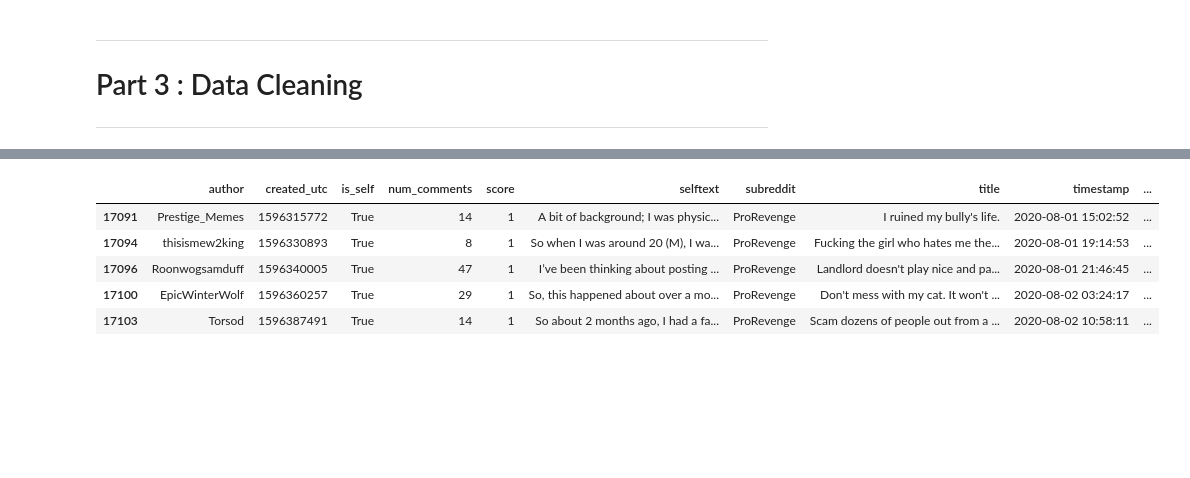
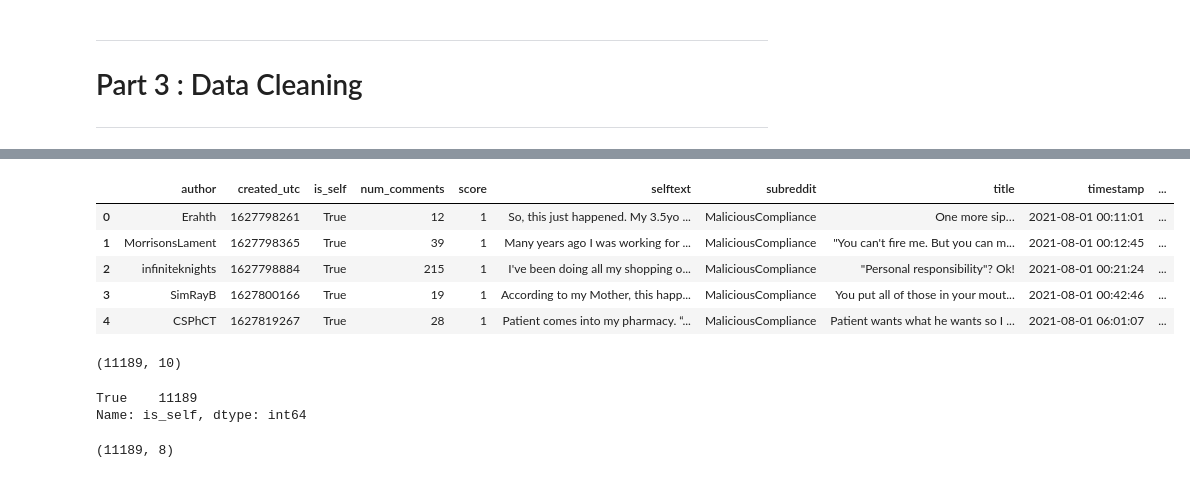
Before and after one commit to ebsiegs/subreddit_NLP, a Jupyter notebook: Parts 2 & 3 - Overview and Cleaning.ipynb, the cells around one changed output, grey strips where cells are left out. Saved outputs shown, nothing was run; the diff lists cells and outputs as text; code cells hidden in the pictures; blank space fills up the shorter version.

```diff
--- a/Parts 2 & 3 - Overview and Cleaning.ipynb
+++ b/Parts 2 & 3 - Overview and Cleaning.ipynb
@@ -154,3 +185,14 @@ raw.tail()
+# %%
+# Reset index
+raw.reset_index(inplace = True, drop = True)
+raw.head()
+# %% [output]
+|  | author | created_utc | is_self | num_comments | score | selftext | subreddit | title | timestamp | ... |
+| 0 | Erahth | 1627798261 | True | 12 | 1 | So, this just happened. My 3.5yo ... | MaliciousCompliance | One more sip… | 2021-08-01 00:11:01 | ... |
+| 1 | MorrisonsLament | 1627798365 | True | 39 | 1 | Many years ago I was working for ... | MaliciousCompliance | "You can't fire me. But you can m... | 2021-08-01 00:12:45 | ... |
+| 2 | infiniteknights | 1627798884 | True | 215 | 1 | I've been doing all my shopping o... | MaliciousCompliance | "Personal responsibility"? Ok! | 2021-08-01 00:21:24 | ... |
+| 3 | SimRayB | 1627800166 | True | 19 | 1 | According to my Mother, this happ... | MaliciousCompliance | You put all of those in your mout... | 2021-08-01 00:42:46 | ... |
+| 4 | CSPhCT | 1627819267 | True | 28 | 1 | Patient comes into my pharmacy. “... | MaliciousCompliance | Patient wants what he wants so I ... | 2021-08-01 06:01:07 | ... |
 # %%
 # REFERENCE: In-class coding challenge
 
@@ -187,13 +229,20 @@ clean_text=[]
 for text in raw['all_text']:
      # Convert text to words, then append to clean_text.
     clean_text.append(clean_strings(text))
+# %%
+raw.shape
+# %% [output]
+(11189, 10)
 # %%
-raw.tail()
+# Checking is_self is all true
+raw['is_self'].value_counts()
 # %% [output]
-|  | author | created_utc | is_self | num_comments | score | selftext | subreddit | title | timestamp | ... |
-| 17091 | Prestige_Memes | 1596315772 | True | 14 | 1 | A bit of background; I was physic... | ProRevenge | I ruined my bully's life. | 2020-08-01 15:02:52 | ... |
-| 17094 | thisismew2king | 1596330893 | True | 8 | 1 | So when I was around 20 (M), I wa... | ProRevenge | Fucking the girl who hates me the... | 2020-08-01 19:14:53 | ... |
-| 17096 | Roonwogsamduff | 1596340005 | True | 47 | 1 | I’ve been thinking about posting ... | ProRevenge | Landlord doesn't play nice and pa... | 2020-08-01 21:46:45 | ... |
-| 17100 | EpicWinterWolf | 1596360257 | True | 29 | 1 | So, this happened about over a mo... | ProRevenge | Don't mess with my cat. It won't ... | 2020-08-02 03:24:17 | ... |
-| 17103 | Torsod | 1596387491 | True | 14 | 1 | So about 2 months ago, I had a fa... | ProRevenge | Scam dozens of people out from a ... | 2020-08-02 10:58:11 | ... |
+True    11189
+Name: is_self, dtype: int64
+# %%
+# Can drop is_self and also created_utc now that we have a timestamp column
+raw = raw.drop(columns = ['is_self', 'created_utc'])
+raw.shape
+# %% [output]
+(11189, 8)
 # %%
```
Also changed, not shown: parts of 26 cells of this notebook, 4 other files.
